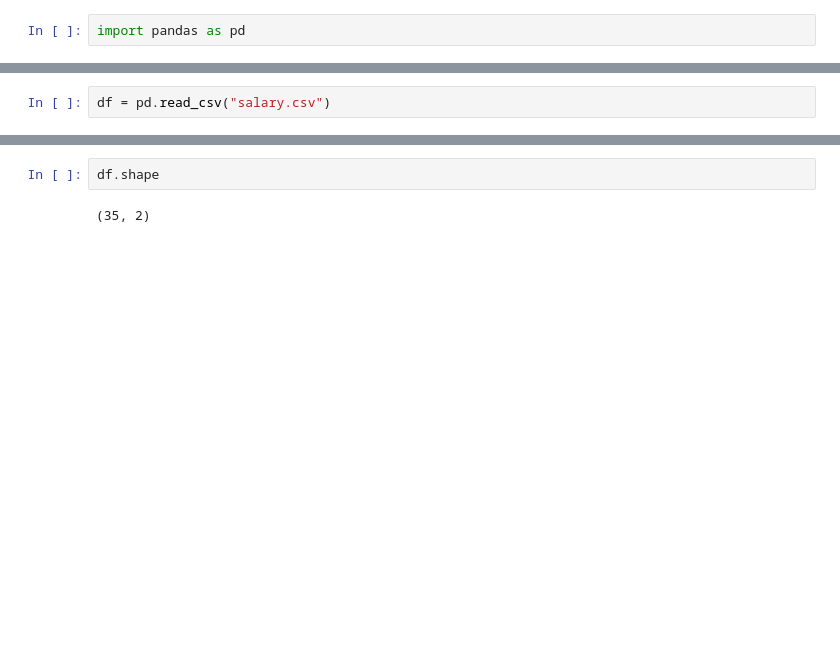
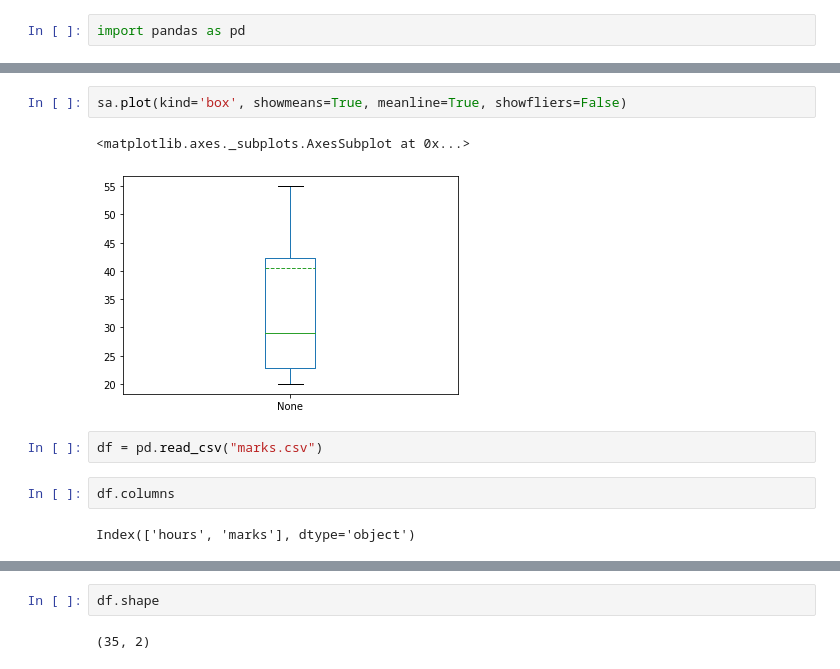
Before and after one commit to SaiPrathek/DS_01_MAY_2020, a Jupyter notebook: stats/stats_demo.ipynb, the cells around one changed output, grey strips where cells are left out. Saved outputs shown, nothing was run; the diff lists cells and outputs as text; blank space fills up the shorter version.

```diff
--- a/stats/stats_demo.ipynb
+++ b/stats/stats_demo.ipynb
@@ -56,2 +91,11 @@ import pandas as pd
+# %%
+sa.plot(kind='box', showmeans=True, meanline=True, showfliers=False)
+# %% [output]
+<matplotlib.axes._subplots.AxesSubplot at 0x...>
+[figure, added]
 # %%
-df = pd.read_csv("salary.csv")
+df = pd.read_csv("marks.csv")
+# %%
+df.columns
+# %% [output]
+Index(['hours', 'marks'], dtype='object')
```
Also changed, not shown: parts of 19 cells of this notebook, 2 other files.
